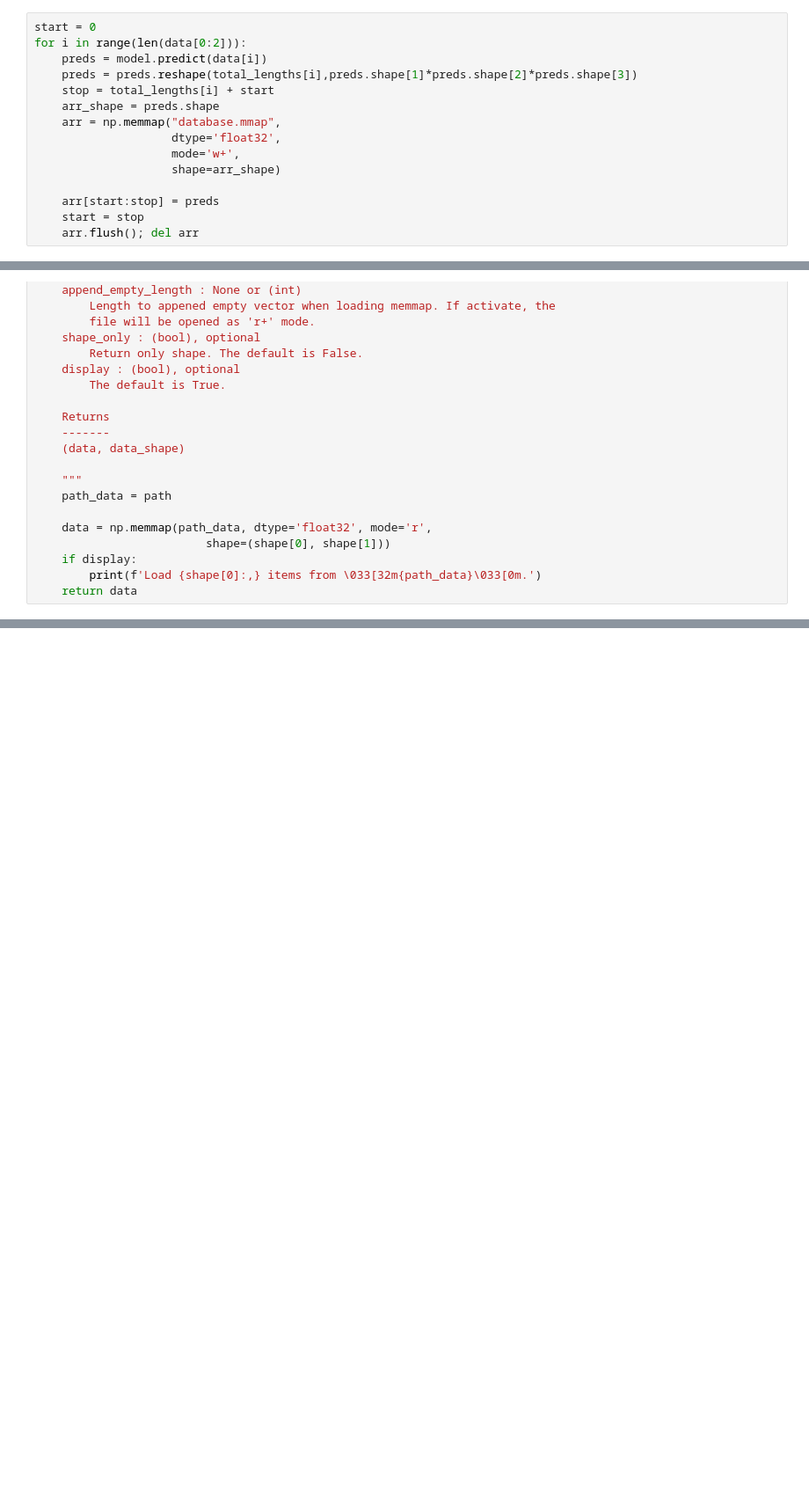
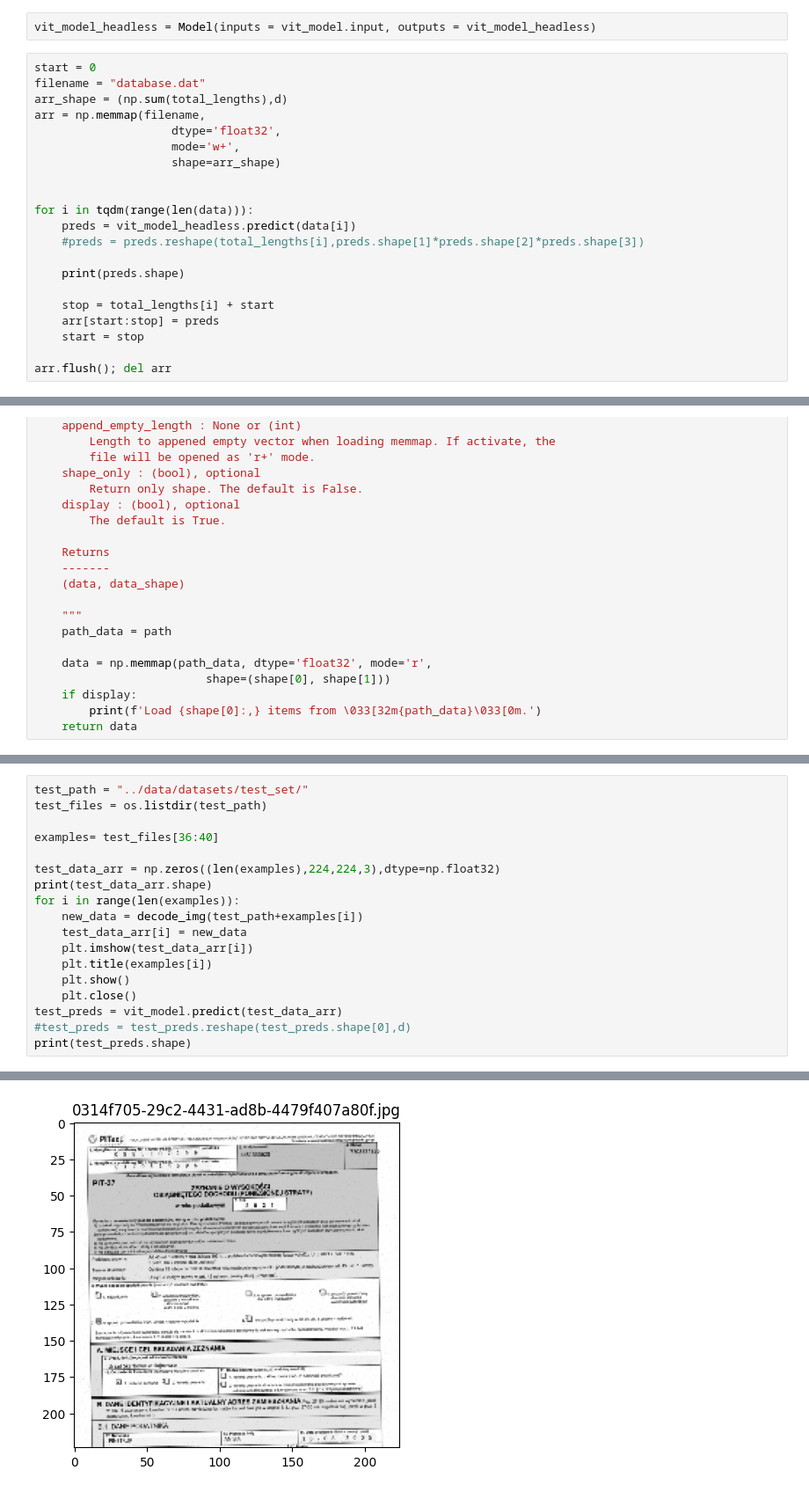
Before and after one commit to LLynd/HackING23, a Jupyter notebook: src/notebooks/Raff_test_notebook.ipynb, the cells around one changed output, grey strips where cells are left out. Shown at 88% size. Cells and saved outputs as stored; diff of their text form; blank space fills up the shorter version.

```diff
--- a/src/notebooks/Raff_test_notebook.ipynb
+++ b/src/notebooks/Raff_test_notebook.ipynb
@@ -93,16 +114,24 @@ model = EfficientNetV2L(input_tensor=image_input, include_top=False,weights='ima
+# %%
+vit_model_headless = Model(inputs = vit_model.input, outputs = vit_model_headless)
 # %%
 start = 0
-for i in range(len(data[0:2])):
-    preds = model.predict(data[i])
-    preds = preds.reshape(total_lengths[i],preds.shape[1]*preds.shape[2]*preds.shape[3])
-    stop = total_lengths[i] + start
-    arr_shape = preds.shape
-    arr = np.memmap("database.mmap",
+filename = "database.dat"
+arr_shape = (np.sum(total_lengths),d)
+arr = np.memmap(filename,
                     dtype='float32',
                     mode='w+',
                     shape=arr_shape)
 
+
+for i in tqdm(range(len(data))):
+    preds = vit_model_headless.predict(data[i])
+    #preds = preds.reshape(total_lengths[i],preds.shape[1]*preds.shape[2]*preds.shape[3])
+
+    print(preds.shape)
+
+    stop = total_lengths[i] + start
     arr[start:stop] = preds
     start = stop
-    arr.flush(); del arr
+
+arr.flush(); del arr
 # %% [output]
@@ -150,0 +205,19 @@ TypeError: only size-1 arrays can be converted to Python scalars
+# %%
+test_path = "../data/datasets/test_set/"
+test_files = os.listdir(test_path)
+
+examples= test_files[36:40]
+
+test_data_arr = np.zeros((len(examples),224,224,3),dtype=np.float32)
+print(test_data_arr.shape)
+for i in range(len(examples)):
+    new_data = decode_img(test_path+examples[i])
+    test_data_arr[i] = new_data
+    plt.imshow(test_data_arr[i])
+    plt.title(examples[i])
+    plt.show()
+    plt.close()
+test_preds = vit_model.predict(test_data_arr)
+#test_preds = test_preds.reshape(test_preds.shape[0],d)
+print(test_preds.shape)
+# %% [output]
@@ -150,0 +225 @@ TypeError: only size-1 arrays can be converted to Python scalars
+[figure, added]
```
Also changed, not shown: parts of 12 cells of this notebook.
